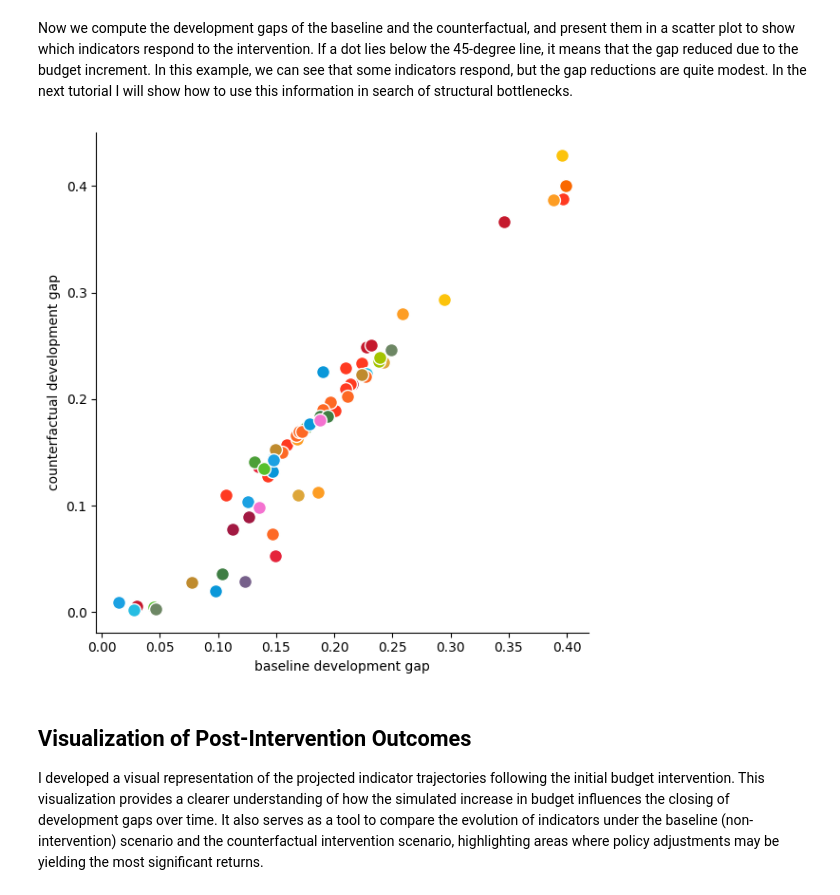
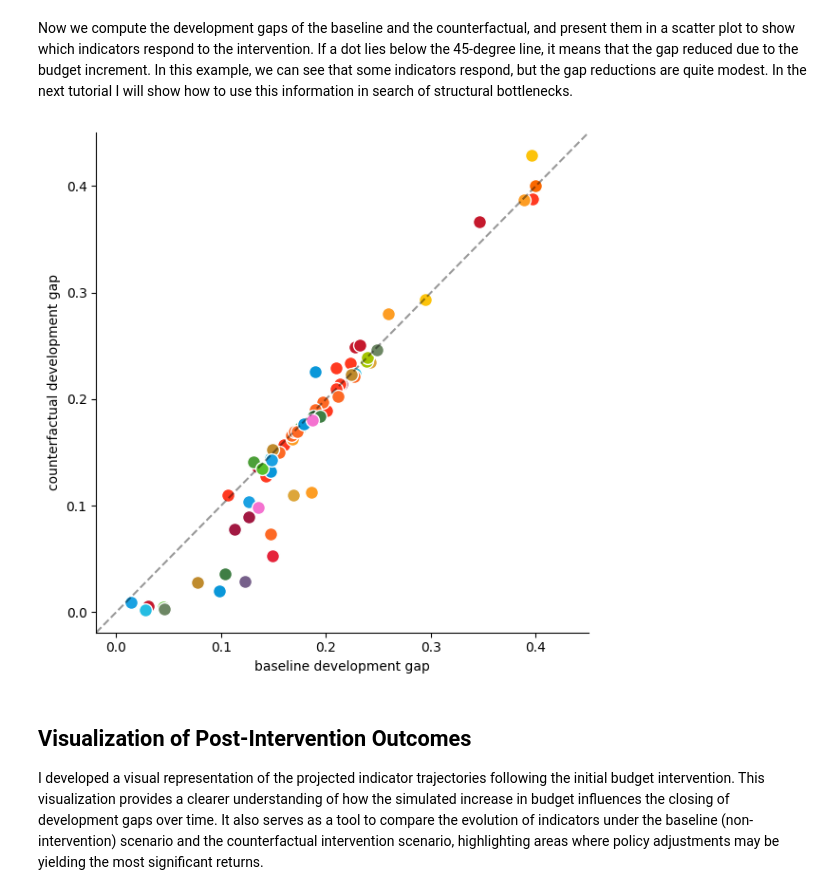
Before and after one commit to agi2019/ppi-gci, a Jupyter notebook: tutorials/03 - simple_prospective.ipynb, the cells around one changed output. Saved outputs shown, nothing was run; the diff lists cells and outputs as text; code cells hidden in the pictures.

```diff
--- a/tutorials/03 - simple_prospective.ipynb
+++ b/tutorials/03 - simple_prospective.ipynb
@@ -262,16 +262,24 @@ Now we compute the development gaps of the baseline and the counterfactual, and
 # %%
 plt.figure(figsize=(6, 6))
 for index, row in df_output.iterrows():
     if row.goal > row[T-1]:  # consider only those indicators that would not reach their goals
         plt.plot((row.goal-row[T-1]), (df_output2.iloc[index].goal-df_output2.iloc[index][T-1]),
                  '.', mec='w', mfc=row.color, markersize=20)
+# garis x = y transparan
+lims = [
+    min(plt.xlim()[0], plt.ylim()[0]),  # ambil batas bawah terendah
+    max(plt.xlim()[1], plt.ylim()[1])   # ambil batas atas tertinggi
+]
+plt.plot(lims, lims, linestyle='--', linewidth=1.5, alpha=0.4, color='k')
+plt.xlim(lims)
+plt.ylim(lims)
 plt.gca().spines['right'].set_visible(False)
 plt.gca().spines['top'].set_visible(False)
 plt.xlabel('baseline development gap')
 plt.ylabel('counterfactual development gap')
 plt.tight_layout()
 # %% [output]
-[figure, old version]
+[figure, new version]
 # %% [markdown]
 ## Visualization of Post-Intervention Outcomes
 I developed a visual representation of the projected indicator trajectories following the initial budget intervention. This visualization provides a clearer understanding of how the simulated increase in budget influences the closing of development gaps over time. It also serves as a tool to compare the evolution of indicators under the baseline (non-intervention) scenario and the counterfactual intervention scenario, highlighting areas where policy adjustments may be yielding the most significant returns.
```
